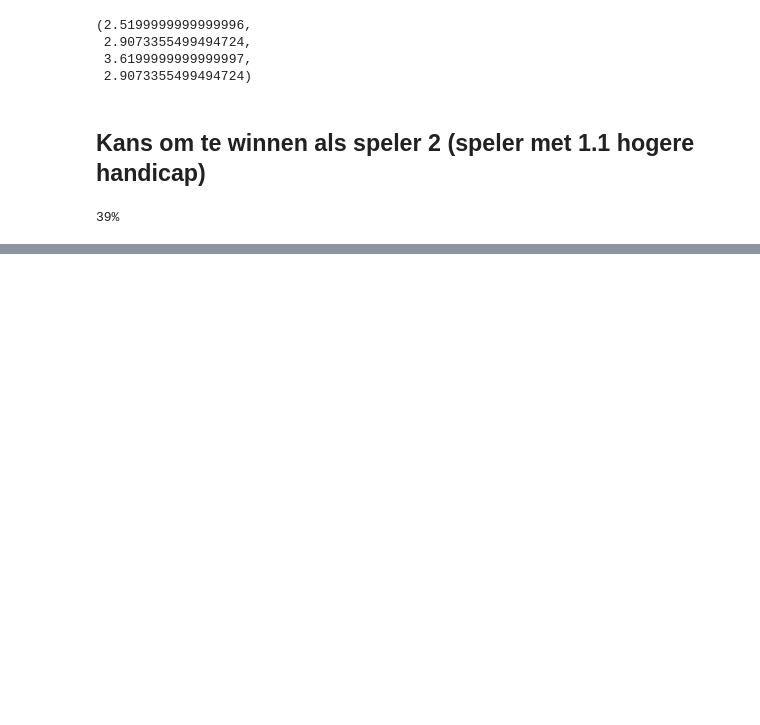
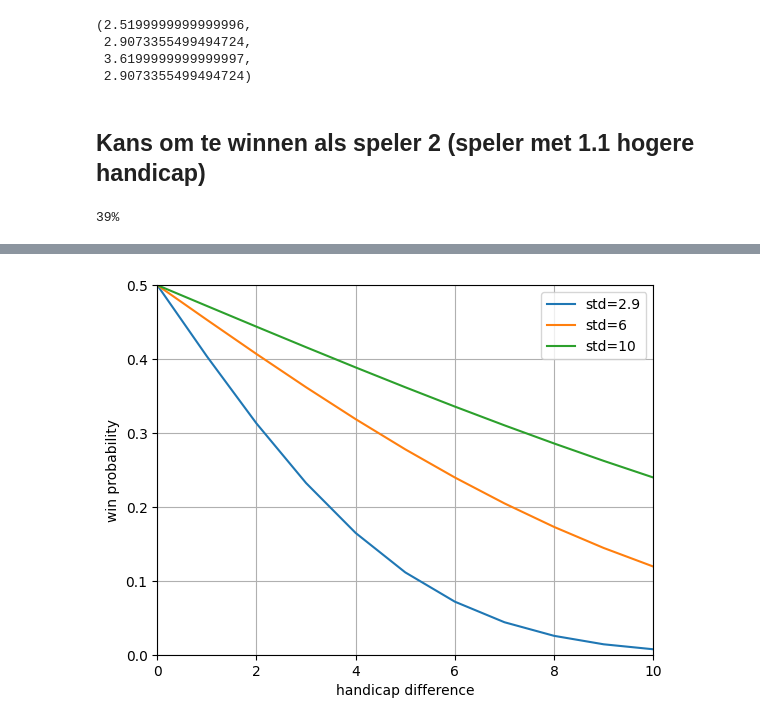
Before and after one commit to BoudewijnKlijn/misc, a Jupyter notebook: golf_winkans/golf_winkans.ipynb, the cells around one changed output, grey strips where cells are left out. Drawn from its saved outputs; the diff is of its cells as text; code cells hidden in the pictures; blank space fills up the shorter version.

```diff
--- a/golf_winkans/golf_winkans.ipynb
+++ b/golf_winkans/golf_winkans.ipynb
@@ -81,0 +89,39 @@ print(f"{som_winkans_speler2:.0%}")
+# %%
+def winkans_p2(hcp_diff=0, std=2.9):
+
+    assert hcp_diff >= 0
+
+    som_kansen = 0  # is check
+    som_winkans_speler2 = 0
+
+    MIN_SCORE = -100
+    MAX_SCORE = 100
+    N = 1000
+    delta_score = (MAX_SCORE - MIN_SCORE) / (N-1)
+
+    # loop over all possible scores
+    for score in np.linspace(MIN_SCORE, MAX_SCORE, N):
+        kans_op_score = norm.pdf(score, loc=0, scale=std)
+        winkans_speler2 = norm.cdf(score, loc=hcp_diff, scale=std)
+
+        som_kansen += kans_op_score * delta_score
+        som_winkans_speler2 += kans_op_score * delta_score * winkans_speler2
+
+    assert np.isclose(som_kansen, 1)
+
+    return som_winkans_speler2
+# %%
+for std in [2.9, 6, 10]:
+    diff = np.arange(0, 11)
+    y = [winkans_p2(d, std) for d in diff]
+    plt.plot(diff, y, label=f"{std=}")
+    plt.ylabel('win probability')
+    plt.xlabel('handicap difference')
+    plt.xlim(0, 10)
+    plt.ylim(0, 0.5)
+
+plt.grid()
+plt.legend()
+plt.show()
+# %% [output]
+[figure, added]
```
Also changed, not shown: parts of 2 cells of this notebook.
